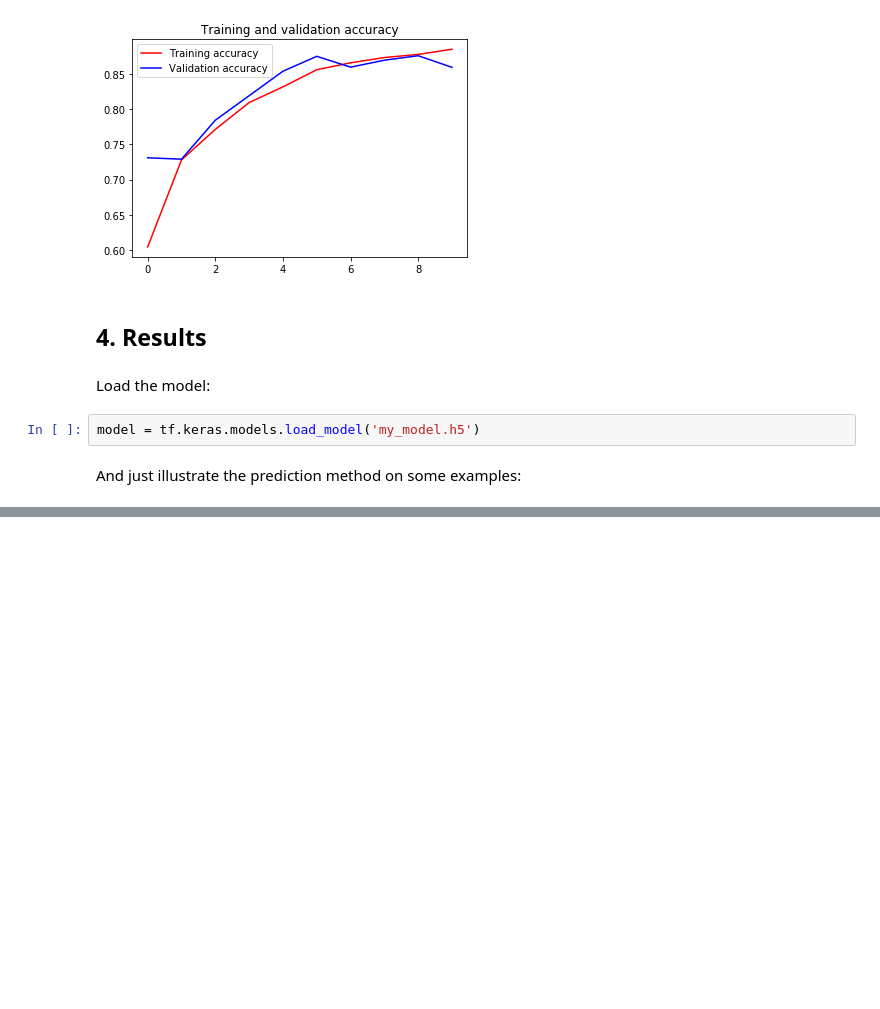
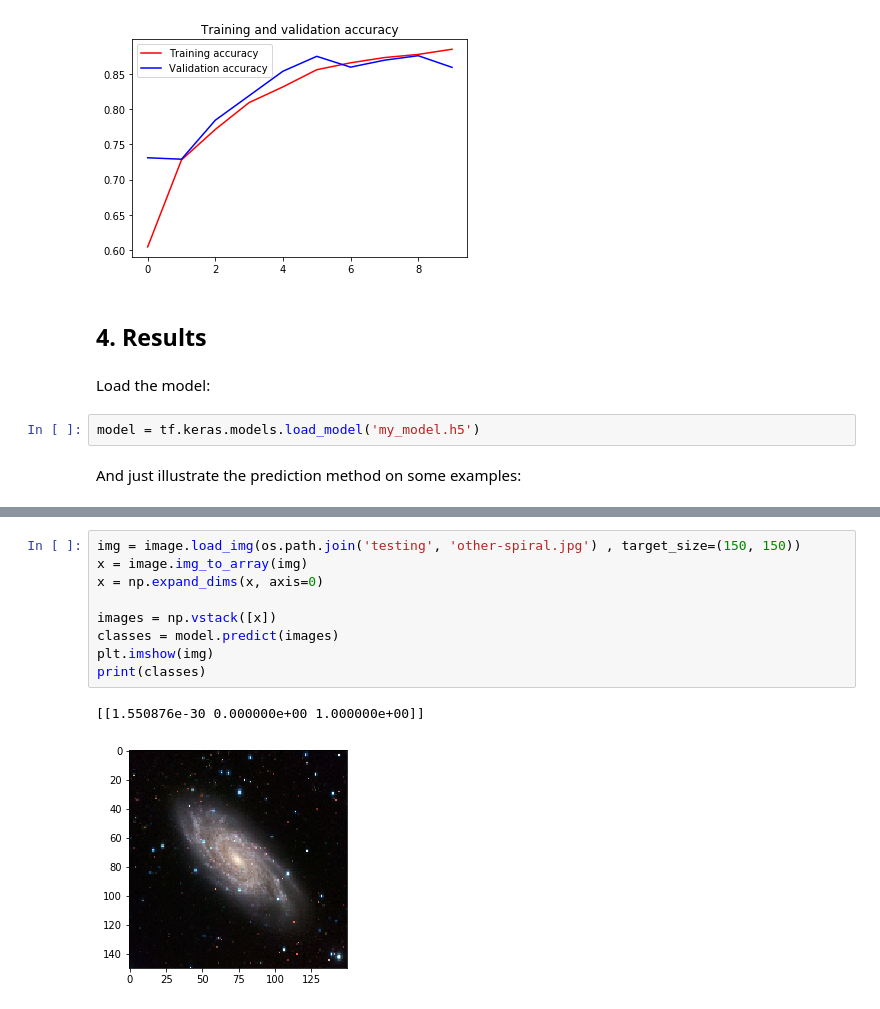
Before and after one commit to nunorc/galaxy-convnet, a Jupyter notebook: galaxy-convnet.ipynb, the cells around one changed output, grey strips where cells are left out. Drawn from its saved outputs; the diff is of its cells as text; blank space fills up the shorter version.

```diff
--- a/galaxy-convnet.ipynb
+++ b/galaxy-convnet.ipynb
@@ -330,0 +344,12 @@ spiral-3.jpg [[0. 0. 1.]]
+# %%
+img = image.load_img(os.path.join('testing', 'other-spiral.jpg') , target_size=(150, 150))
+x = image.img_to_array(img)
+x = np.expand_dims(x, axis=0)
+
+images = np.vstack([x])
+classes = model.predict(images)
+plt.imshow(img)
+print(classes)
+# %% [output]
+[[1.550876e-30 0.000000e+00 1.000000e+00]]
+[figure, added]
```
Also changed, not shown: parts of 2 cells of this notebook.
